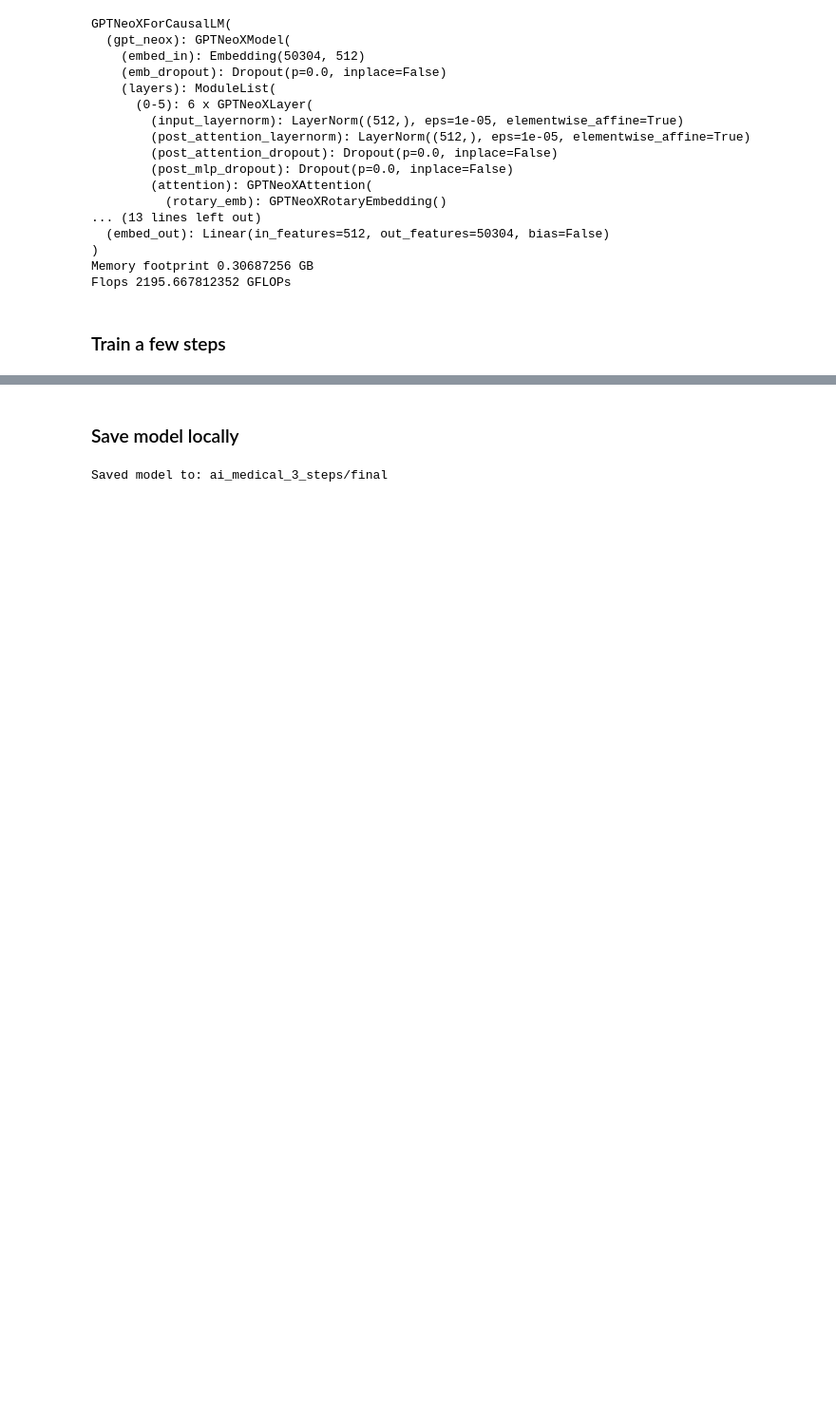
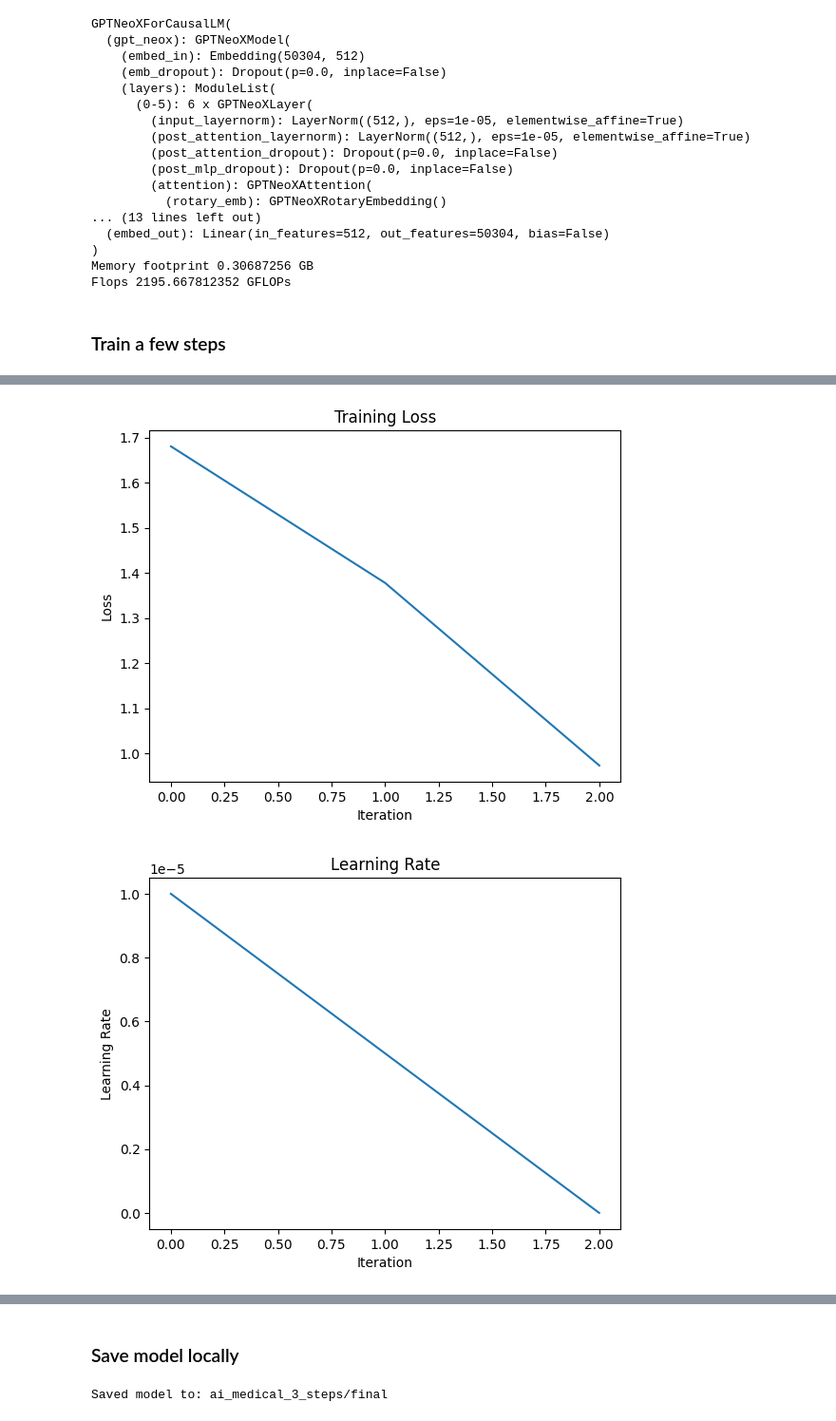
Before and after one commit to ruslanmv/How-to-Finetuning-Large-Language-Models, a Jupyter notebook: 4-Finetunning.ipynb, the cells around one changed output, grey strips where cells are left out. Shown: that part at 95% size. Drawn from its saved outputs; the diff is of its cells as text; code cells hidden in the pictures; blank space fills up the shorter version.

```diff
--- a/4-Finetunning.ipynb
+++ b/4-Finetunning.ipynb
@@ -413,7 +413,7 @@ training_args = TrainingArguments(
   learning_rate=1.0e-5,
 
   # Number of training epochs
-  num_train_epochs=1,
+  num_train_epochs=10,
 
   # Max steps to train for (each step is a batch of data)
   # Overrides num_train_epochs, if not -1
@@ -492,3 +570,6 @@ trainer = Trainer(
+# %%
+metrics_collector = MetricsCollector()
+trainer.add_callback(metrics_collector)
 # %%
 training_output = trainer.train()
 # %% [output]
@@ -502,0 +584,6 @@ training_output = trainer.train()
+# %%
+plot_loss(metrics_collector.metrics)
+plot_learning_rate(metrics_collector.metrics)
+# %% [output]
+[figure, added]
+[figure, added]
```
Also changed, not shown: parts of 16 cells of this notebook, 1 other file.
